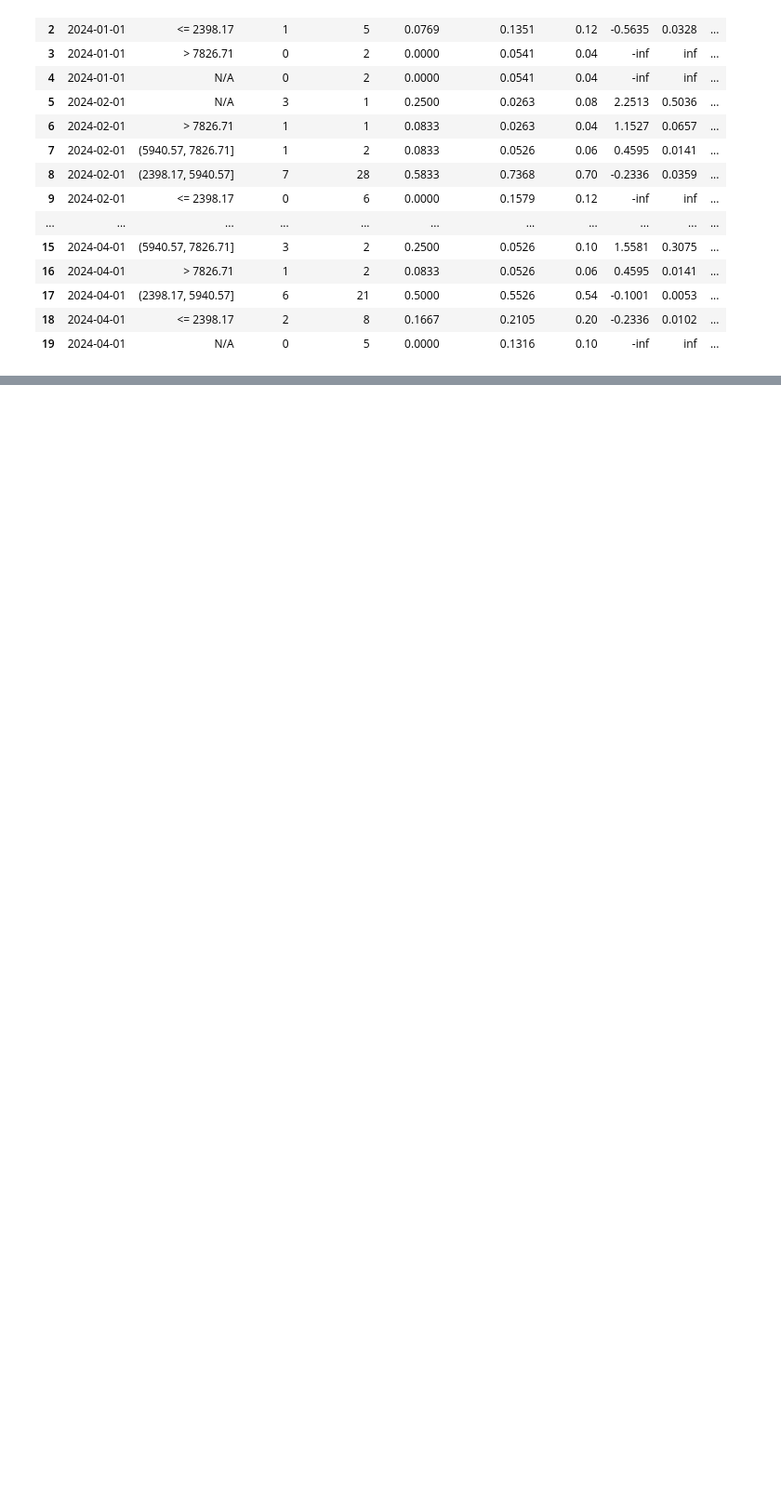
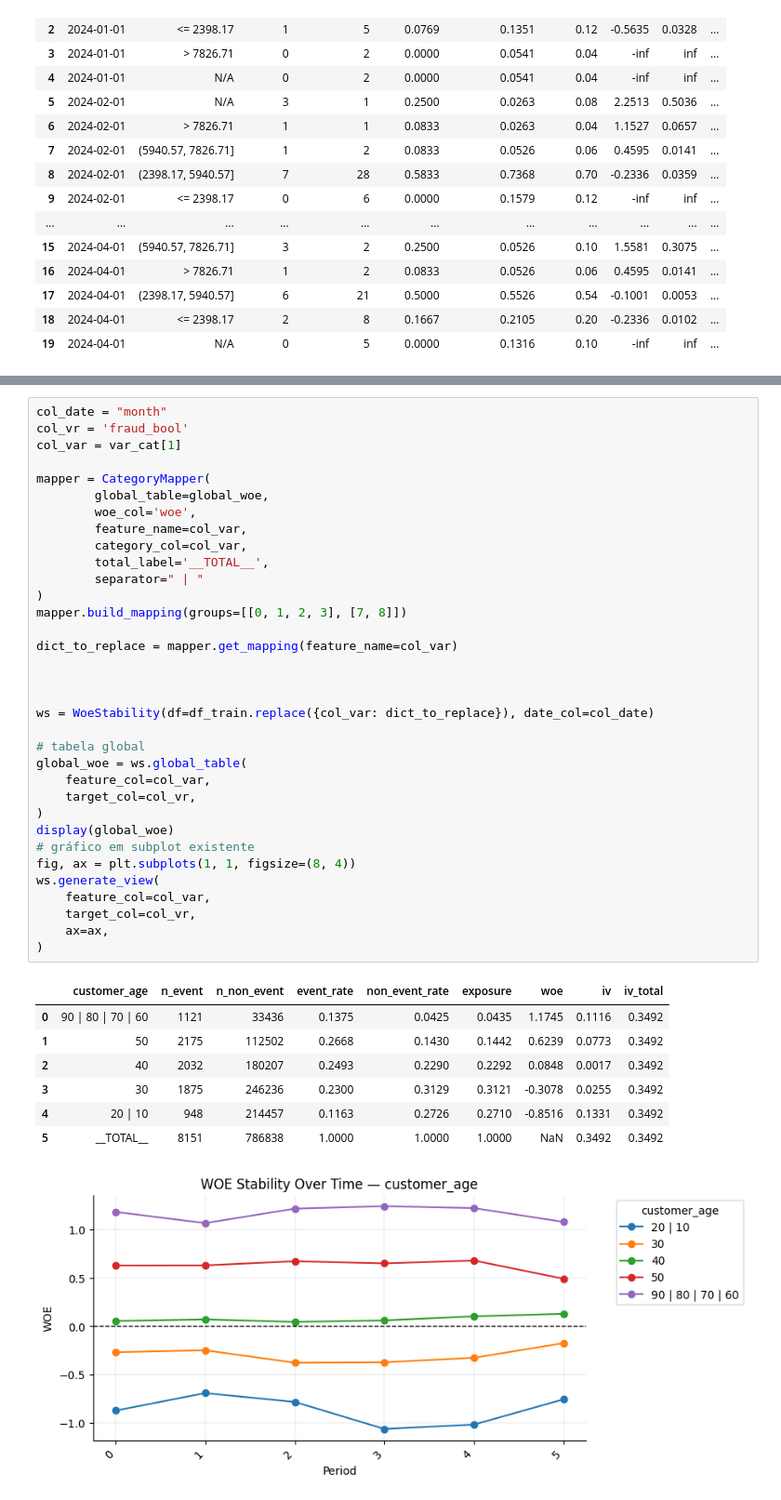
Before and after one commit to Cristiano2132/model_track, a Jupyter notebook: exemplo_uso.ipynb, the cells around one changed output, grey strips where cells are left out. Shown at 93% size. Cells and saved outputs as stored; diff of their text form; blank space fills up the shorter version.

```diff
--- a/exemplo_uso.ipynb
+++ b/exemplo_uso.ipynb
@@ -218,0 +409,43 @@ ws.generate_view(
+# %%
+col_date = "month"
+col_vr = 'fraud_bool'
+col_var = var_cat[1]
+
+mapper = CategoryMapper(
+        global_table=global_woe,
+        woe_col='woe',
+        feature_name=col_var,
+        category_col=col_var,
+        total_label='__TOTAL__',
+        separator=" | "
+)
+mapper.build_mapping(groups=[[0, 1, 2, 3], [7, 8]])
+
+dict_to_replace = mapper.get_mapping(feature_name=col_var)
+
+
+
+ws = WoeStability(df=df_train.replace({col_var: dict_to_replace}), date_col=col_date)
+
+# tabela global
+global_woe = ws.global_table(
+    feature_col=col_var,
+    target_col=col_vr,
+)
+display(global_woe)
+# gráfico em subplot existente
+fig, ax = plt.subplots(1, 1, figsize=(8, 4))
+ws.generate_view(
+    feature_col=col_var,
+    target_col=col_vr,
+    ax=ax,
+)
+# %% [output]
+|  | customer_age | n_event | n_non_event | event_rate | non_event_rate | exposure | woe | iv | iv_total |
+| 0 | 90 | 80 | 70 | 60 | 1121 | 33436 | 0.1375 | 0.0425 | 0.0435 | 1.1745 | 0.1116 | 0.3492 |
+| 1 | 50 | 2175 | 112502 | 0.2668 | 0.1430 | 0.1442 | 0.6239 | 0.0773 | 0.3492 |
+| 2 | 40 | 2032 | 180207 | 0.2493 | 0.2290 | 0.2292 | 0.0848 | 0.0017 | 0.3492 |
+| 3 | 30 | 1875 | 246236 | 0.2300 | 0.3129 | 0.3121 | -0.3078 | 0.0255 | 0.3492 |
+| 4 | 20 | 10 | 948 | 214457 | 0.1163 | 0.2726 | 0.2710 | -0.8516 | 0.1331 | 0.3492 |
+| 5 | __TOTAL__ | 8151 | 786838 | 1.0000 | 1.0000 | 1.0000 | NaN | 0.3492 | 0.3492 |
+[figure, added]
```
Also changed, not shown: parts of 13 cells of this notebook, 10 other files.
